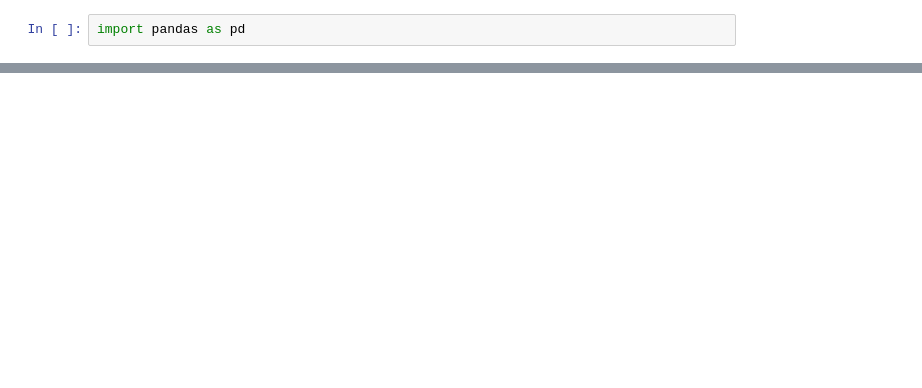
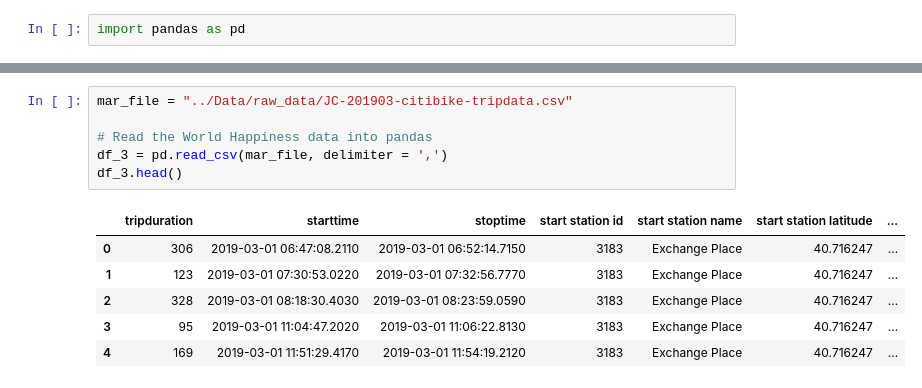
Before and after one commit to dstagner63/citi-bike-analysis---tableau, a Jupyter notebook: Instructions/data_merge.ipynb, the cells around one changed output, grey strips where cells are left out. Saved outputs shown, nothing was run; the diff lists cells and outputs as text; blank space fills up the shorter version.

```diff
--- a/Instructions/data_merge.ipynb
+++ b/Instructions/data_merge.ipynb
@@ -10,0 +29,13 @@ FileNotFoundError: [Errno 2] File /Data/raw_data/JC-201901-citibike-tripdata.csv
+# %%
+mar_file = "../Data/raw_data/JC-201903-citibike-tripdata.csv"
+
+# Read the World Happiness data into pandas
+df_3 = pd.read_csv(mar_file, delimiter = ',')
+df_3.head()
+# %% [output]
+|  | tripduration | starttime | stoptime | start station id | start station name | start station latitude | ... |
+| 0 | 306 | 2019-03-01 06:47:08.2110 | 2019-03-01 06:52:14.7150 | 3183 | Exchange Place | 40.716247 | ... |
+| 1 | 123 | 2019-03-01 07:30:53.0220 | 2019-03-01 07:32:56.7770 | 3183 | Exchange Place | 40.716247 | ... |
+| 2 | 328 | 2019-03-01 08:18:30.4030 | 2019-03-01 08:23:59.0590 | 3183 | Exchange Place | 40.716247 | ... |
+| 3 | 95 | 2019-03-01 11:04:47.2020 | 2019-03-01 11:06:22.8130 | 3183 | Exchange Place | 40.716247 | ... |
+| 4 | 169 | 2019-03-01 11:51:29.4170 | 2019-03-01 11:54:19.2120 | 3183 | Exchange Place | 40.716247 | ... |
```
Also changed, not shown: parts of 13 cells of this notebook, 1 other file.
